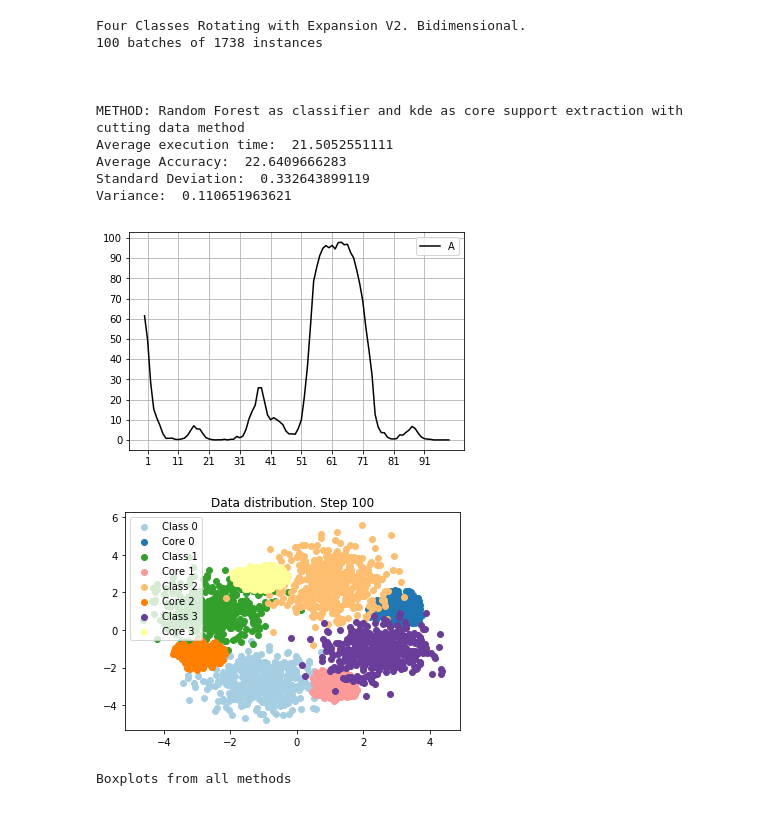
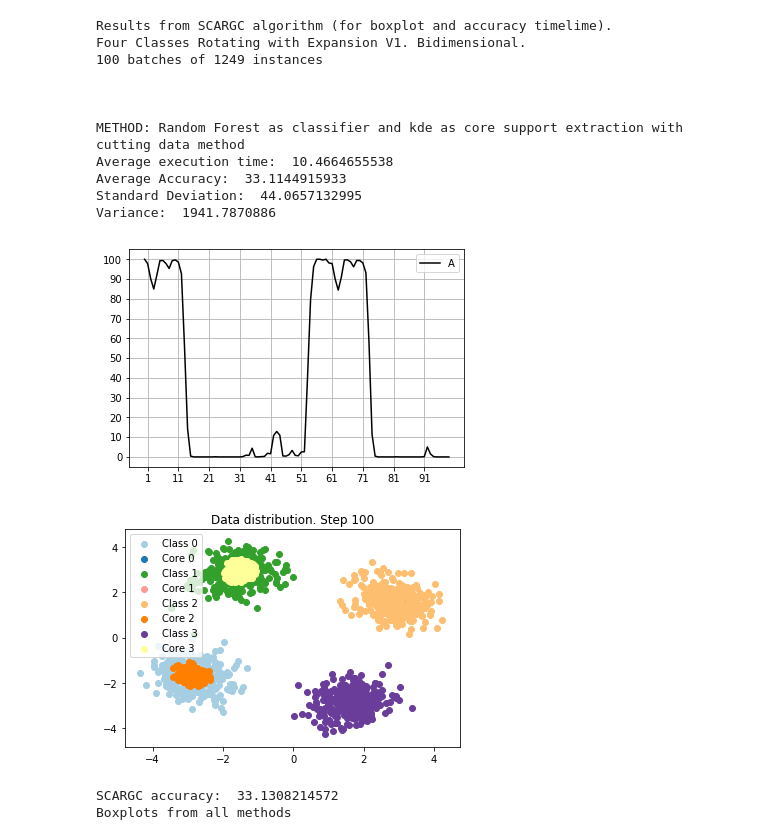
Before and after one commit to raulsenaferreira/Systems-Engineering, a Jupyter notebook: Dissertation/notebooks/Algorithms benchmarking/Proposed_Method_GMMCoreExtraction.ipynb, the cells around one changed output. Saved outputs shown, nothing was run; the diff lists cells and outputs as text; code cells hidden in the pictures.

Commit message:
boxplots

```diff
--- a/Dissertation/notebooks/Algorithms benchmarking/Proposed_Method_GMMCoreExtraction.ipynb
+++ b/Dissertation/notebooks/Algorithms benchmarking/Proposed_Method_GMMCoreExtraction.ipynb
@@ -11,6 +11,7 @@ import numpy as np
 import setup
 from source import metrics
 from methods import proposed_gmm_core_extraction
+from methods import static_knn
 
 %matplotlib inline
 from ipywidgets import interact, interactive, fixed, interact_manual
@@ -40,7 +41,7 @@ class Experiment():
         self.isImbalanced=False
 
 
-def doExperiments(dataValues, dataLabels, datasetDescription, experiments, numberOfTimes, batches, labeledData):
+def doExperiments(dataValues, dataLabels, datasetDescription, arrAccSCARGC, finalAccSCARGC, experiments, numberOfTimes, batches, labeledData):
     listOfAccuracies = []
     listOfMethods = []
     sizeOfBatch = int((len(dataLabels)-labeledData)/batches)#int(len(dataLabels)/batches)
@@ -79,13 +80,32 @@ def doExperiments(dataValues, dataLabels, datasetDescription, experiments, numbe
         #print("Total of ", numberOfTimes, " experiment iterations with an average accuracy of ", np.mean(accTotal))
         print("Average execution time: ", np.mean(elapsedTime))
         metrics.finalEvaluation(accuracies, batches)
+
         #print data distribution in step t
         initial = (batches*sizeOfBatch)-sizeOfBatch
         final = initial + sizeOfBatch
         plotFunctions.plot(dataValues[initial:final], dataLabels[initial:final], CoreX, CoreY, batches)
         print("\n\n")
+    print("SCARGC accuracy: ",finalAccSCARGC)
+    listOfAccuracies.append(arrAccSCARGC)
+    listOfMethods.append("SCARGC")
 
     plotFunctions.plotBoxplot(listOfAccuracies, listOfMethods)
+
+
+def accSCARGC(path, sep, key, steps):
+    steps = 100
+    resultsSCARGC_1, resultsSCARGC_2 = setup.loadSCARGCBoxplotResults(path, sep)
+    res = resultsSCARGC_1[key]
+    res = [ res[i::steps] for i in range(steps) ]
+    arrAcc = []
+    for i in range(steps):
+        arrAcc.append(sum(res[i])/len(res[i])*100)
+        #print(r[i])
+    #print(sum(r)/steps)
+    finalAcc = sum(arrAcc)/steps
+    return arrAcc, finalAcc
+
 
 
 def main():
@@ -98,6 +118,9 @@ def main():
 
     path = os.getcwd()+sep+'data'+sep
 
+    steps = 100
+    arrAccSCARGC, finalAccSCARGC = accSCARGC(path, sep, '4CRE-V1', steps)
+
     #sinthetic
     dataValues, dataLabels, description = setup.loadCDT(path, sep)
     dataValues, dataLabels, description = setup.loadCHT(path, sep)
@@ -105,8 +128,8 @@ def main():
     dataValues, dataLabels, description = setup.load2CHT(path, sep)
     dataValues, dataLabels, description = setup.load4CR(path, sep)
     dataValues, dataLabels, description = setup.load4CRE_V1(path, sep)
-    dataValues, dataLabels, description = setup.load4CRE_V2(path, sep)
-    '''dataValues, dataLabels, description = setup.load5CVT(path, sep)
+    '''dataValues, dataLabels, description = setup.load4CRE_V2(path, sep)
+    dataValues, dataLabels, description = setup.load5CVT(path, sep)
     dataValues, dataLabels, description = setup.loadCSurr(path, sep)
     dataValues, dataLabels, description = setup.load4CE1CF(path, sep)
     dataValues, dataLabels, description = setup.loadUG_2C_2D(path, sep)
@@ -118,40 +141,44 @@ def main():
 
     #real
     dataValues, dataLabels, description = setup.loadKeystroke(path, sep)
     dataValues, dataLabels, description = setup.loadCheckerBoard(path, sep)
     dataValues, dataLabels, description = setup.loadNOAADataset(path, sep)
     dataValues, dataLabels, description = setup.loadElecData(path, sep)'''
 
     ''' Proposed Method 1 (GMM extracting core supports) '''
     experiments[2] = Experiment(proposed_gmm_core_extraction)
 
+    #experiments[1] = Experiment(sliding_svm)
+
 
     #running pywidget
     '''
     def run(batches):
         doExperiments(dataValues, dataLabels, description, experiments, 1, batches, 6250)
 
     v = interact(run, batches=(1, 100, 1)); #8 batches for keystroke and 100 batches for artificial datasets
     display(v)
     '''
     #params: X, y, method, num of experiment repetitions, num of batches, num of labeled data
-    doExperiments(dataValues, dataLabels, description, experiments, 1, 100, 9150)
+    doExperiments(dataValues, dataLabels, description, arrAccSCARGC, finalAccSCARGC, experiments, 1, steps, 50)
 
 
 
 if __name__ == "__main__":
     main()
 # %% [output]
-Four Classes Rotating with Expansion V2. Bidimensional.
-100 batches of 1738 instances
+Results from SCARGC algorithm (for boxplot and accuracy timelime).
+Four Classes Rotating with Expansion V1. Bidimensional.
+100 batches of 1249 instances
 
 
 
 METHOD: Random Forest as classifier and kde as core support extraction with cutting data method
-Average execution time:  21.5052551111
-Average Accuracy:  22.6409666283
-Standard Deviation:  0.332643899119
-Variance:  0.110651963621
+Average execution time:  10.4664655538
+Average Accuracy:  33.1144915933
+Standard Deviation:  44.0657132995
+Variance:  1941.7870886
-[figure, old version]
+[figure, new version]
-[figure, old version]
+[figure, new version]
+SCARGC accuracy:  33.1308214572
 Boxplots from all methods
```
Also changed, not shown: parts of 1 cell of this notebook, 5 other files.
